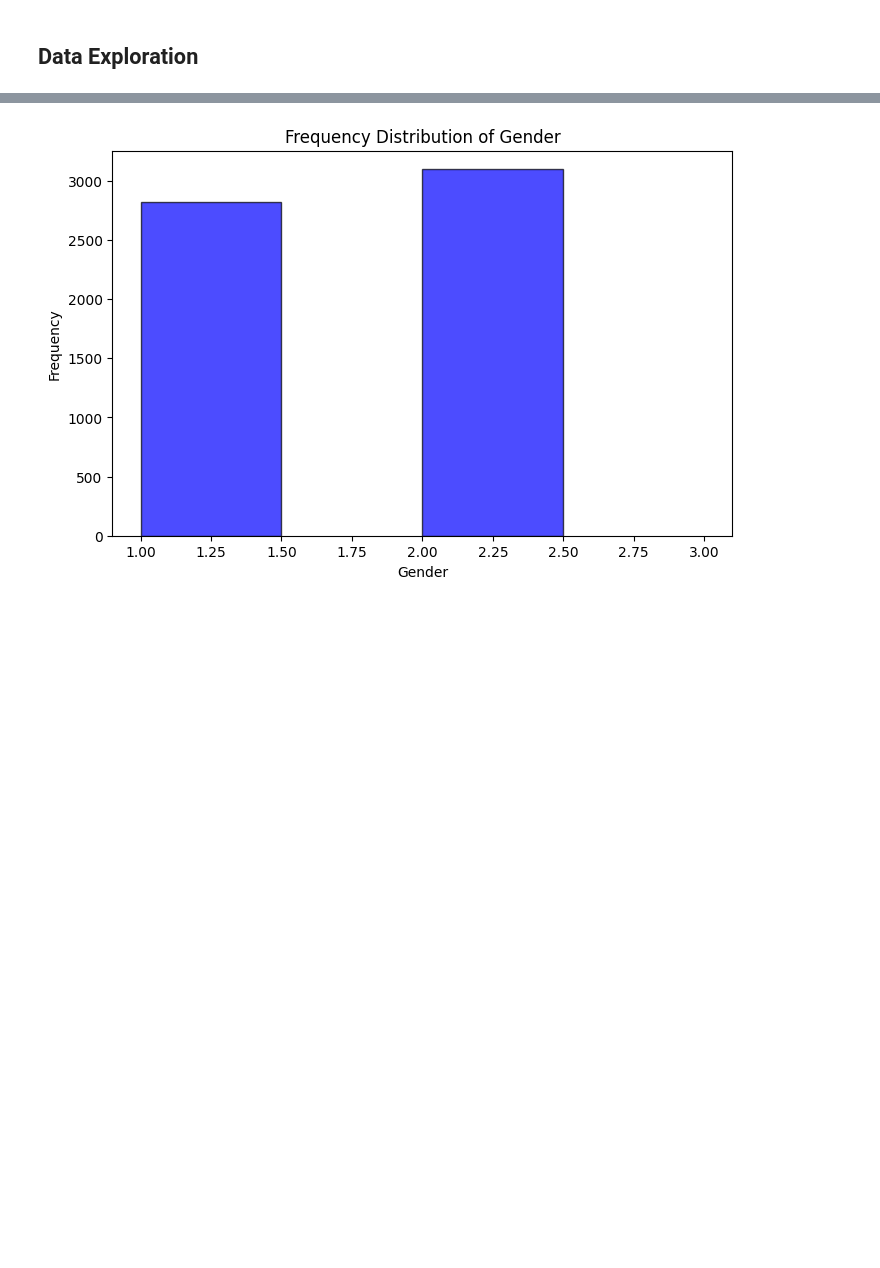
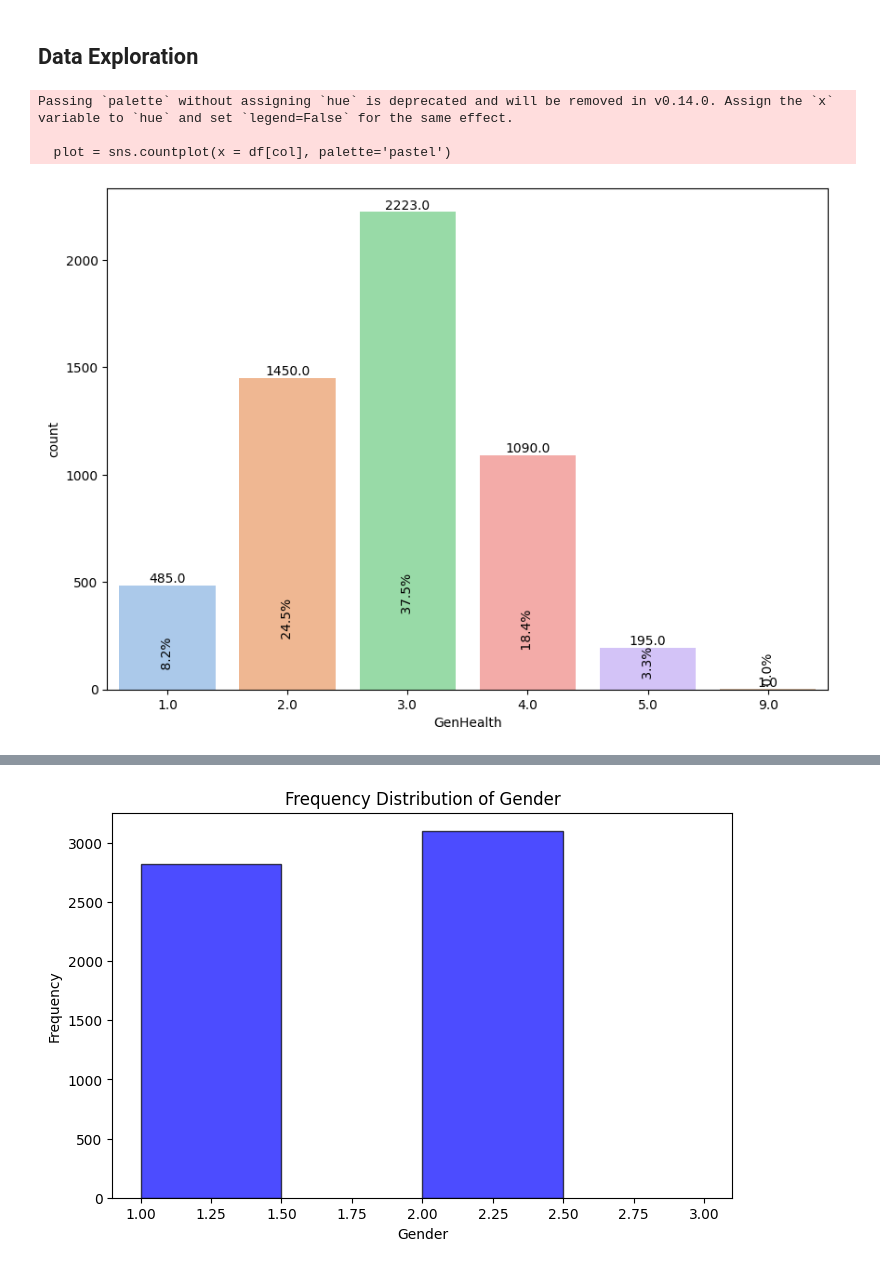
Before and after one commit to samcohen1/HypertensionML, a Jupyter notebook: new_predictor.ipynb, the cells around one changed output, grey strips where cells are left out. Saved outputs shown, nothing was run; the diff lists cells and outputs as text; code cells hidden in the pictures; blank space fills up the shorter version.

Commit message:
Adding graph types

```diff
--- a/new_predictor.ipynb
+++ b/new_predictor.ipynb
@@ -223,3 +230,21 @@ df.head()
 5 rows × 38 columns
 # %% [markdown]
 ## Data Exploration
+# %%
+def plot_univariate(col):
+    if(df[col].nunique()>2):
+        plt.figure(figsize=(10,7))
+        h = 0.15
+        rot=90
+    else:
+        plt.figure(figsize=(6,6))
+        h = 0.5
+        rot=0
+    plot = sns.countplot(x = df[col], palette='pastel')
+
+    for bars in plot.containers:
+        for p in bars:
+            plot.annotate(format(p.get_height()), (p.get_x() + p.get_width()*0.5, p.get_height()),
+                    ha = 'center', va = 'bottom')
+            plot.annotate(f'{p.get_height()*100/df[col].shape[0] : .1f}%', (p.get_x() + p.get_width()*0.5, h*p.get_height()),
+                    ha = 'center', va = 'bottom', rotation=rot)
@@ -225,0 +274,7 @@ df.head()
+# %%
+plot_univariate('GenHealth')
+# %% [output]
+Passing `palette` without assigning `hue` is deprecated and will be removed in v0.14.0. Assign the `x` variable to `hue` and set `legend=False` for the same effect.
+
+  plot = sns.countplot(x = df[col], palette='pastel')
+[figure, added]
```
Also changed, not shown: parts of 3 cells of this notebook.
